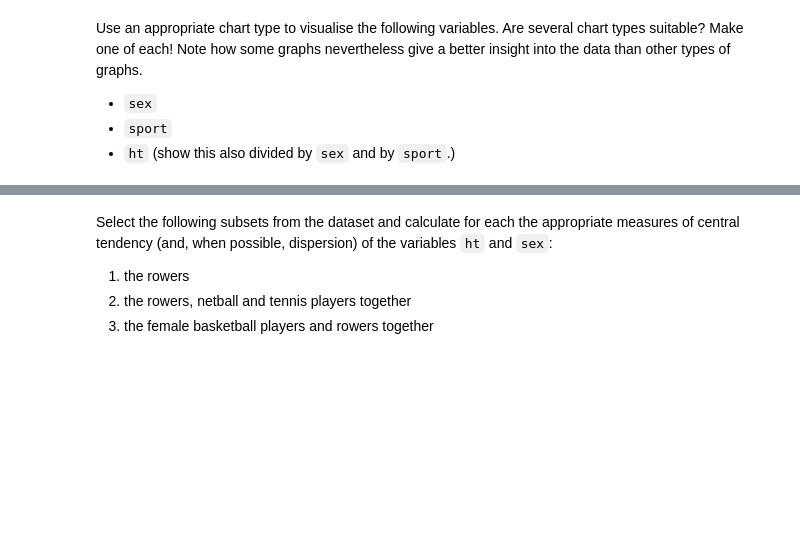
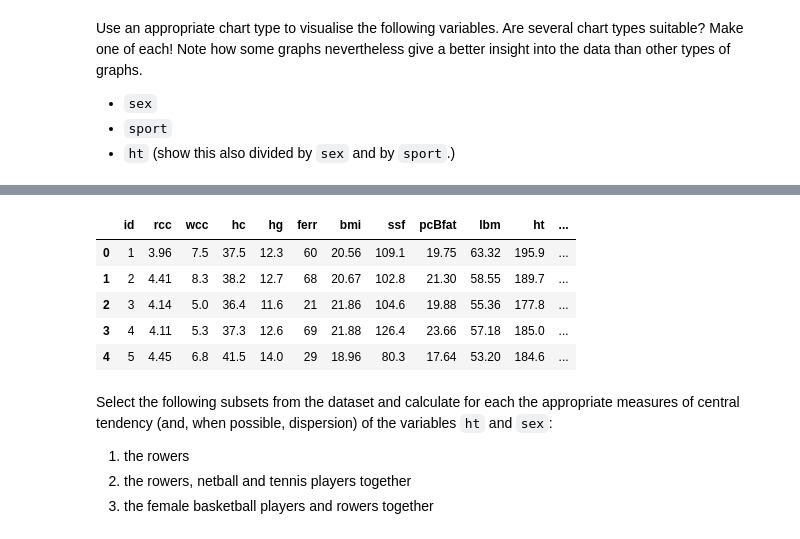
Before and after one commit to Bataklik/Data-Science-_-AI, a Jupyter notebook: 2-analysis-1-var/lab-2-01.ipynb, the cells around one changed output, grey strips where cells are left out. Drawn from its saved outputs; the diff is of its cells as text; code cells hidden in the pictures; blank space fills up the shorter version.

```diff
--- a/2-analysis-1-var/lab-2-01.ipynb
+++ b/2-analysis-1-var/lab-2-01.ipynb
@@ -11,3 +35,12 @@ Use an appropriate chart type to visualise the following variables. Are several
+# %%
+ais.head()
+# %% [output]
+|  | id | rcc | wcc | hc | hg | ferr | bmi | ssf | pcBfat | lbm | ht | ... |
+| 0 | 1 | 3.96 | 7.5 | 37.5 | 12.3 | 60 | 20.56 | 109.1 | 19.75 | 63.32 | 195.9 | ... |
+| 1 | 2 | 4.41 | 8.3 | 38.2 | 12.7 | 68 | 20.67 | 102.8 | 21.30 | 58.55 | 189.7 | ... |
+| 2 | 3 | 4.14 | 5.0 | 36.4 | 11.6 | 21 | 21.86 | 104.6 | 19.88 | 55.36 | 177.8 | ... |
+| 3 | 4 | 4.11 | 5.3 | 37.3 | 12.6 | 69 | 21.88 | 126.4 | 23.66 | 57.18 | 185.0 | ... |
+| 4 | 5 | 4.45 | 6.8 | 41.5 | 14.0 | 29 | 18.96 | 80.3 | 17.64 | 53.20 | 184.6 | ... |
 # %% [markdown]
 Select the following subsets from the dataset and calculate for each the appropriate measures of central tendency (and, when possible, dispersion) of the variables `ht` and `sex`:
 
```
Also changed, not shown: parts of 4 cells of this notebook, 1 other file.
